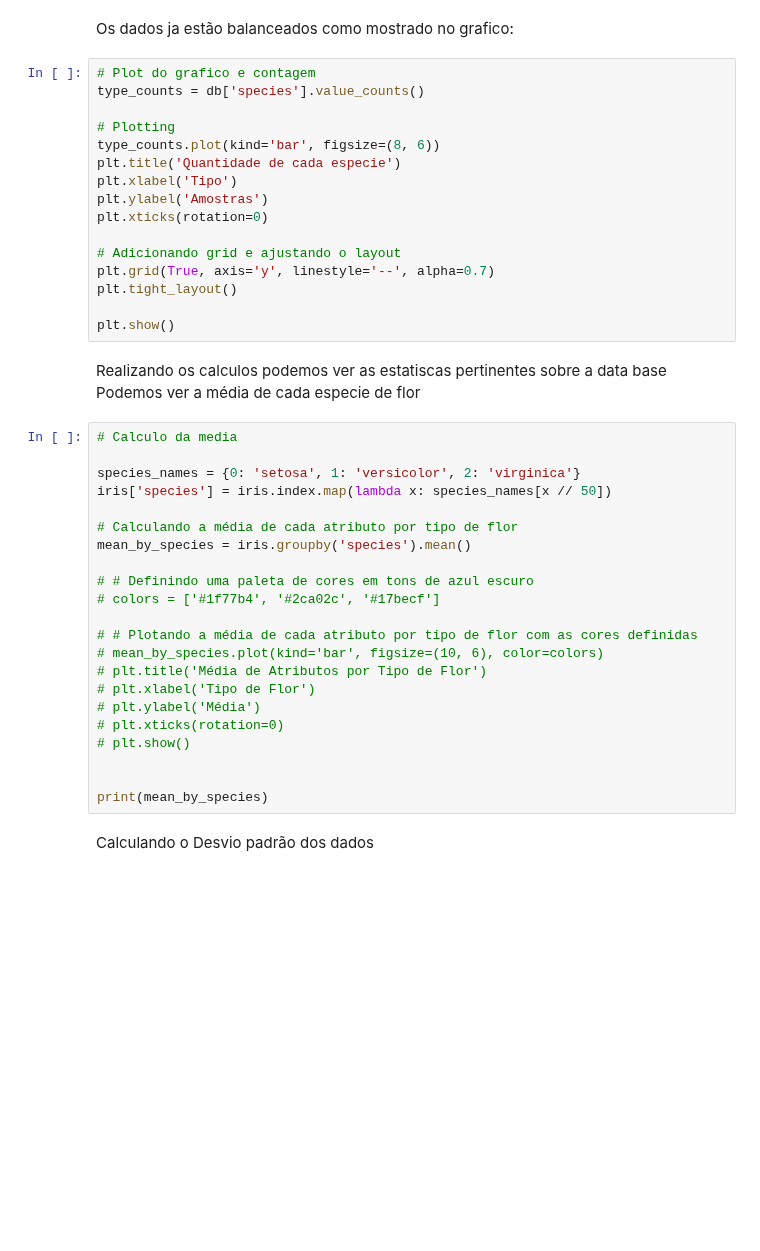
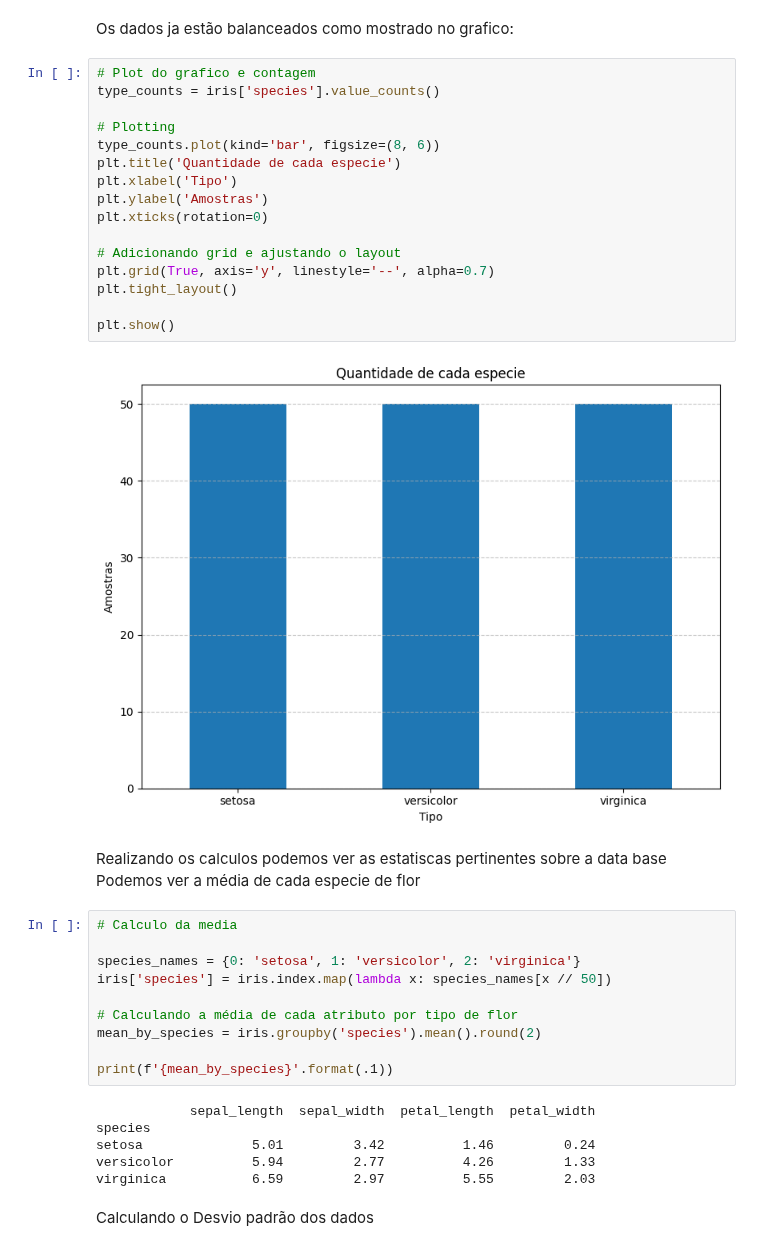
Before and after one commit to Guilherme-Prazeres/AVA1-ENGG67, a Jupyter notebook: IAM_AVA01_Guilherme_Prazeres_Joaquim.ipynb, the cells around one changed output. Saved outputs shown, nothing was run; the diff lists cells and outputs as text; blank space fills up the shorter version.

```diff
--- a/IAM_AVA01_Guilherme_Prazeres_Joaquim.ipynb
+++ b/IAM_AVA01_Guilherme_Prazeres_Joaquim.ipynb
@@ -29,20 +29,22 @@ A classe é simbólica com escala **nominal**, pois ela representa com um nome a
 Os dados ja estão balanceados como mostrado no grafico:
 # %%
 # Plot do grafico e contagem
-type_counts = db['species'].value_counts()
+type_counts = iris['species'].value_counts()
 
 # Plotting
 type_counts.plot(kind='bar', figsize=(8, 6))
 plt.title('Quantidade de cada especie')
 plt.xlabel('Tipo')
 plt.ylabel('Amostras')
 plt.xticks(rotation=0)
 
 # Adicionando grid e ajustando o layout
 plt.grid(True, axis='y', linestyle='--', alpha=0.7)
 plt.tight_layout()
 
 plt.show()
+# %% [output]
+[figure, added]
 # %% [markdown]
 Realizando os calculos podemos ver as estatiscas pertinentes sobre a data base <br>
 Podemos ver a média de cada especie de flor
@@ -53,21 +55,15 @@ species_names = {0: 'setosa', 1: 'versicolor', 2: 'virginica'}
 iris['species'] = iris.index.map(lambda x: species_names[x // 50])
 
 # Calculando a média de cada atributo por tipo de flor
-mean_by_species = iris.groupby('species').mean()
+mean_by_species = iris.groupby('species').mean().round(2)
 
-# # Definindo uma paleta de cores em tons de azul escuro
-# colors = ['#1f77b4', '#2ca02c', '#17becf']
-
-# # Plotando a média de cada atributo por tipo de flor com as cores definidas
-# mean_by_species.plot(kind='bar', figsize=(10, 6), color=colors)
-# plt.title('Média de Atributos por Tipo de Flor')
-# plt.xlabel('Tipo de Flor')
-# plt.ylabel('Média')
-# plt.xticks(rotation=0)
-# plt.show()
-
-
-print(mean_by_species)
+print(f'{mean_by_species}'.format(.1))
+# %% [output]
+            sepal_length  sepal_width  petal_length  petal_width
+species
+setosa              5.01         3.42          1.46         0.24
+versicolor          5.94         2.77          4.26         1.33
+virginica           6.59         2.97          5.55         2.03
 # %% [markdown]
 Calculando o Desvio padrão dos dados
 # %%
```
Also changed, not shown: parts of 4 cells of this notebook.
